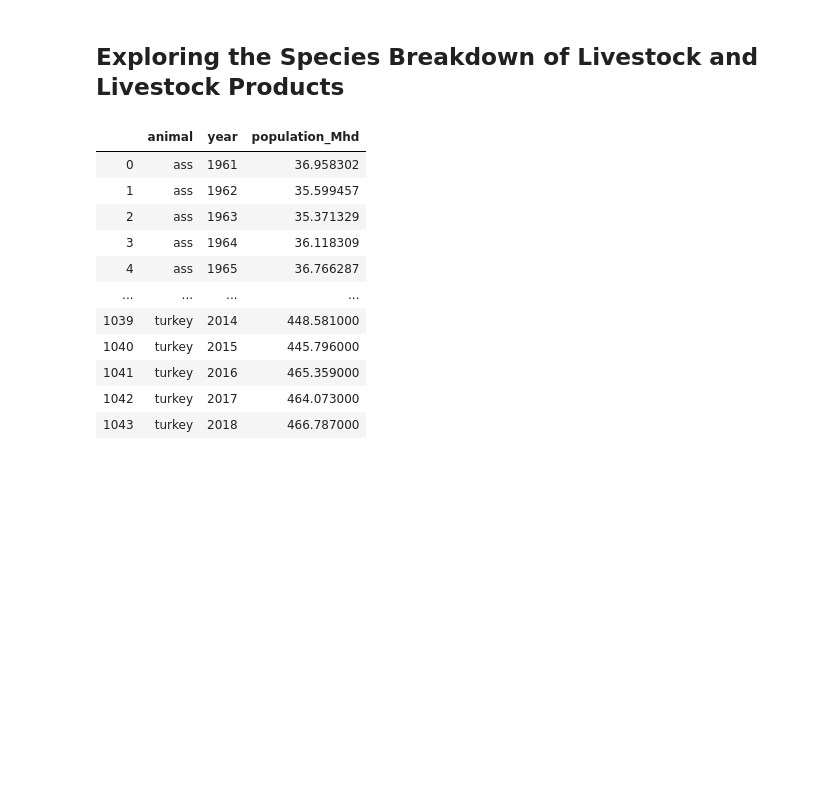
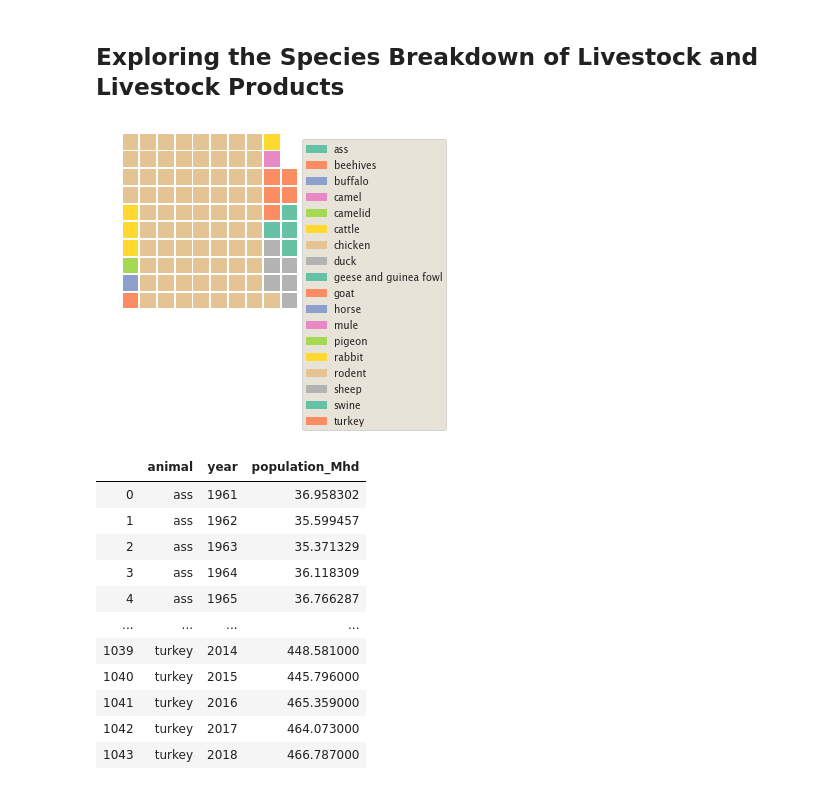
Before and after one commit to RPGroup-PBoC/human_impacts, a Jupyter notebook: code/analysis/physical_footprint_agriculture.ipynb, the cells around one changed output. Drawn from its saved outputs; the diff is of its cells as text; code cells hidden in the pictures; blank space fills up the shorter version.

Commit message:
Addition of agriculture figure scripts and more data

```diff
--- a/code/analysis/physical_footprint_agriculture.ipynb
+++ b/code/analysis/physical_footprint_agriculture.ipynb
@@ -19,3 +26,7 @@ feed_prod = pd.read_csv('../../data/agriculture/alltech_global_feed_survey/proce
+# %%
+j
+# %% [output]
+[figure, added]
 # %%
 livestock_pop
 # %% [output]
```
Also changed, not shown: parts of 3 cells of this notebook, 20 other files.
